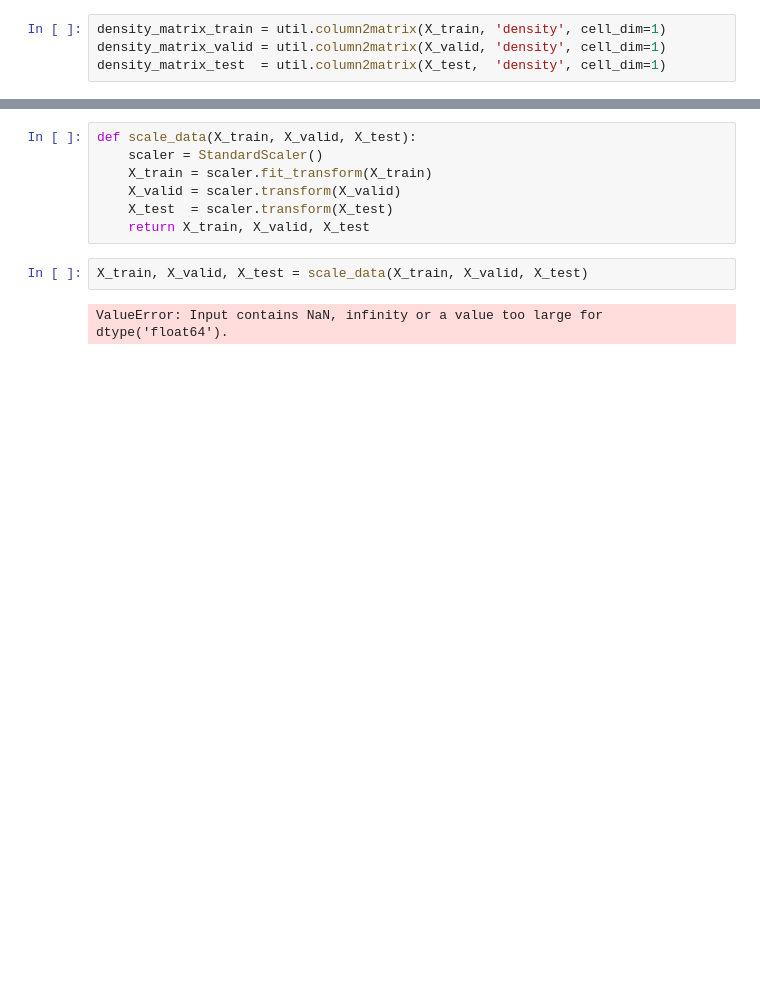
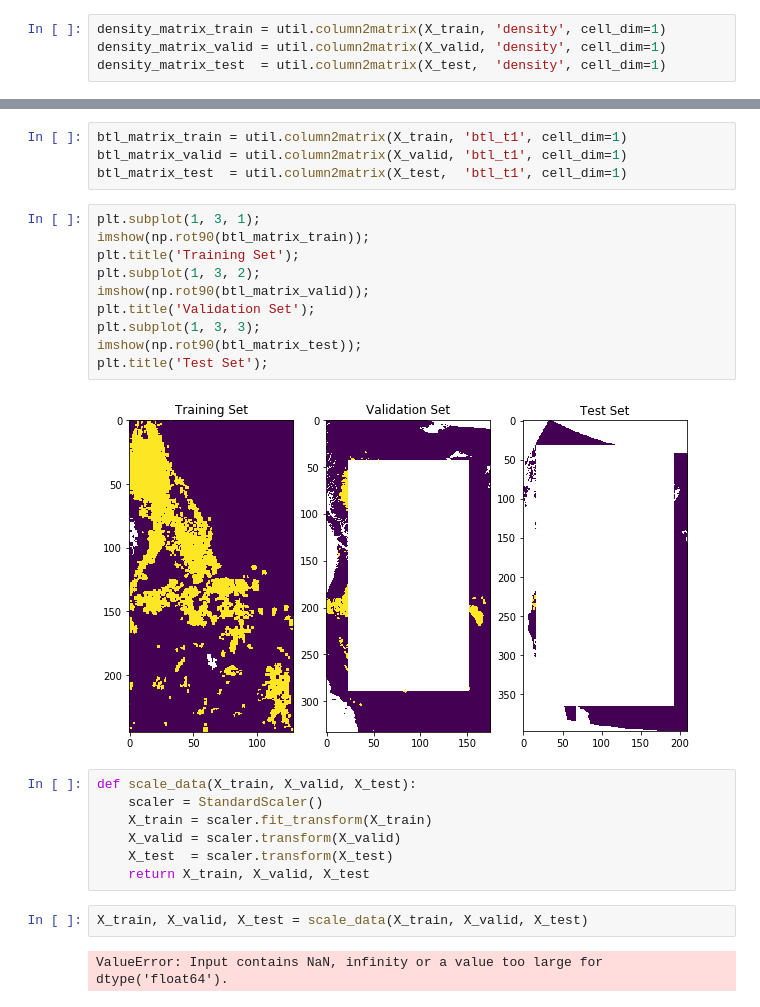
Before and after one commit to dongmeic/SDM, a Jupyter notebook: python/notebooks_new/logistic.py.ipynb, the cells around one changed output, grey strips where cells are left out. Cells and saved outputs as stored; diff of their text form; blank space fills up the shorter version.

```diff
--- a/python/notebooks_new/logistic.py.ipynb
+++ b/python/notebooks_new/logistic.py.ipynb
@@ -90,3 +93,19 @@ imshow(np.rot90(density_matrix_test));
+# %%
+btl_matrix_train = util.column2matrix(X_train, 'btl_t1', cell_dim=1)
+btl_matrix_valid = util.column2matrix(X_valid, 'btl_t1', cell_dim=1)
+btl_matrix_test  = util.column2matrix(X_test,  'btl_t1', cell_dim=1)
+# %%
+plt.subplot(1, 3, 1);
+imshow(np.rot90(btl_matrix_train));
+plt.title('Training Set');
+plt.subplot(1, 3, 2);
+imshow(np.rot90(btl_matrix_valid));
+plt.title('Validation Set');
+plt.subplot(1, 3, 3);
+imshow(np.rot90(btl_matrix_test));
+plt.title('Test Set');
+# %% [output]
+[figure, added]
 # %%
 def scale_data(X_train, X_valid, X_test):
     scaler = StandardScaler()
```
Also changed, not shown: parts of 6 cells of this notebook.
